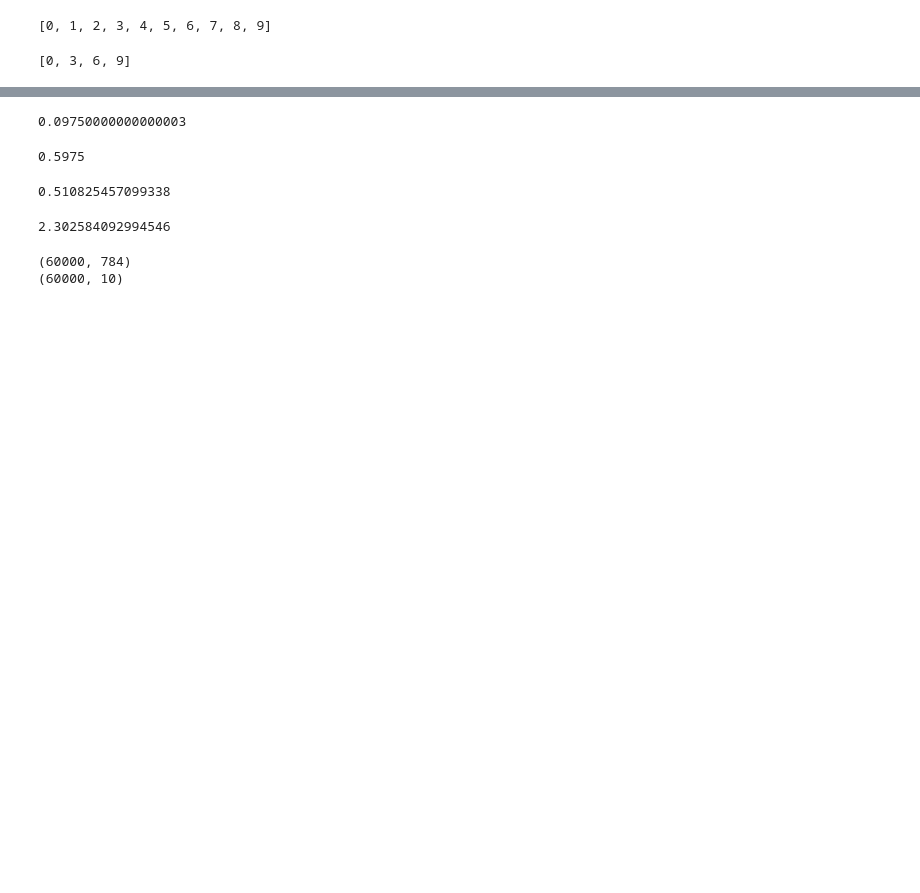
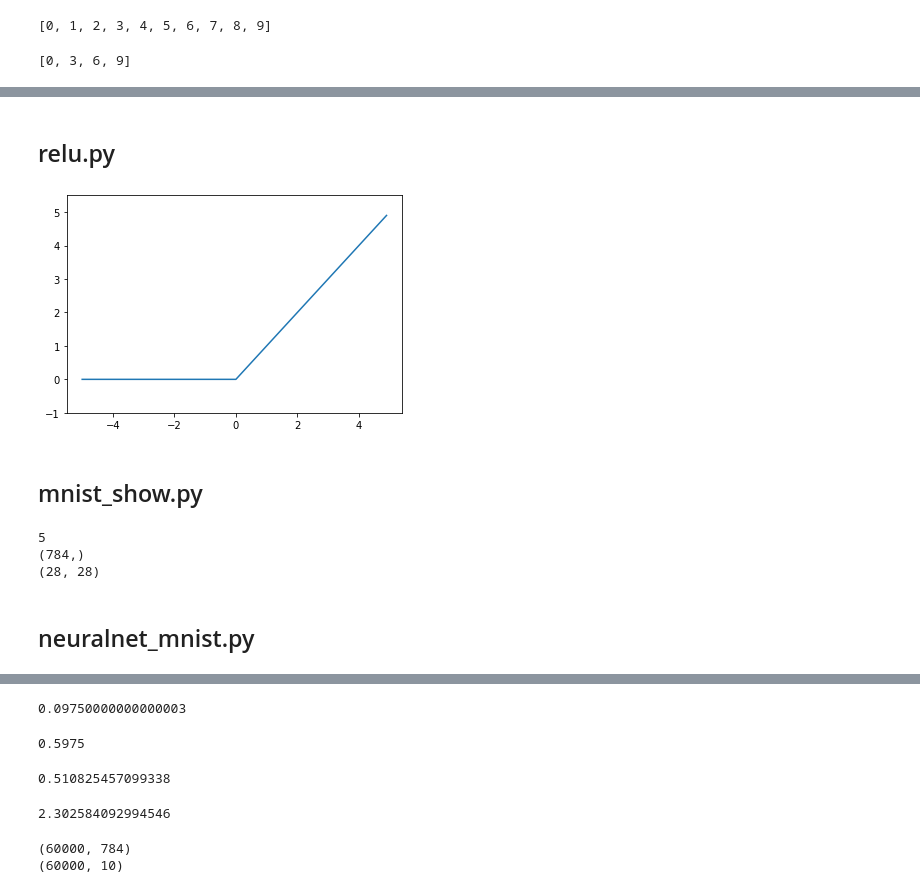
Before and after one commit to Sameta-cani/jwork, a Jupyter notebook: Untitled.ipynb, the cells around one changed output, grey strips where cells are left out. Drawn from its saved outputs; the diff is of its cells as text; code cells hidden in the pictures; blank space fills up the shorter version.

```diff
--- a/Untitled.ipynb
+++ b/Untitled.ipynb
@@ -592,0 +816,46 @@ print(np.sum(y == t))
+# %% [markdown]
+## relu.py
+# %%
+import numpy as np
+import matplotlib.pyplot as plt
+
+def relu(x):
+    return np.maximum(0, x)
+
+x = np.arange(-5.0, 5.0, 0.1)
+y = relu(x)
+plt.plot(x, y)
+plt.ylim(-1.0, 5.5)
+plt.show()
+# %% [output]
+[figure, added]
+# %% [markdown]
+## mnist_show.py
+# %%
+import sys, os
+sys.path.append(os.pardir) # 부모 디렉터리의 파일을 가져올 수 있도록 설정
+import numpy as np
+from mnist import load_mnist
+from PIL import Image
+
+def img_show(img):
+    pil_img = Image.fromarray(np.uint8(img))
+    pil_img.show()
+
+(x_train, t_train), (x_test, t_test) = load_mnist(flatten=True, normalize=False)
+
+img = x_train[0]
+label = t_train[0]
+print(label)
+
+print(img.shape)
+img = img.reshape(28, 28) # 형상을 원래 이미지의 크기로 변형
+print(img.shape)
+
+img_show(img)
+# %% [output]
+5
+(784,)
+(28, 28)
+# %% [markdown]
+## neuralnet_mnist.py
```
Also changed, not shown: parts of 130 cells of this notebook.
